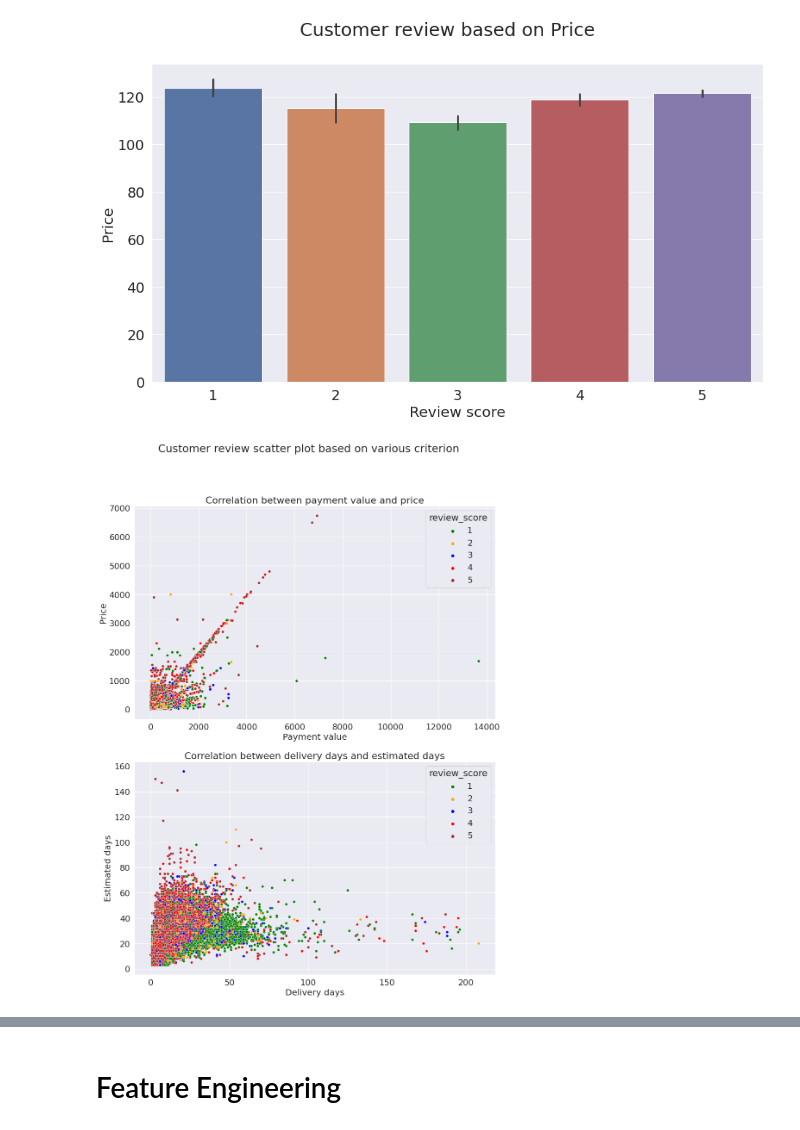
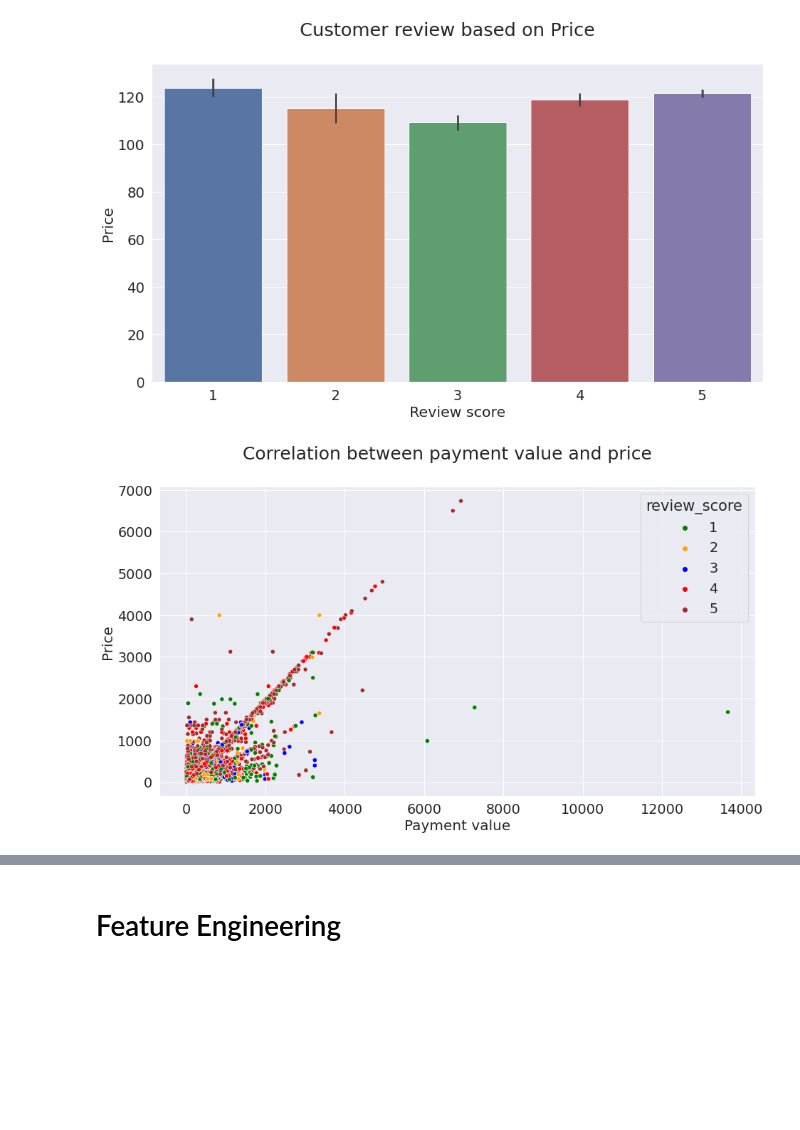
Before and after one commit to nugrahazikry/Tree-Based-Algorithms-Approach-on-Predicting-Customer-Satisfaction, a Jupyter notebook: Tree-Based Algorithms Approach on Predicting Customer Satisfaction.ipynb, the cells around one changed output, grey strips where cells are left out. Cells and saved outputs as stored; diff of their text form; code cells hidden in the pictures; blank space fills up the shorter version.

```diff
--- a/Tree-Based Algorithms Approach on Predicting Customer Satisfaction.ipynb
+++ b/Tree-Based Algorithms Approach on Predicting Customer Satisfaction.ipynb
@@ -381,28 +381,19 @@ plt.show()
 [figure]
 # %%
 #Set the scatter chart
-fig, (ax1, ax2) = plt.subplots(2, figsize = (15, 20))
+fig = plt.figure(figsize = (15,8))
+ax = plt.axes()
 sns.scatterplot(x="payment_value", y="price", hue="review_score",sizes=(40, 400),
                 palette = ["green","orange","blue","red","brown"],
-               data = df_ecommerce, ax = ax1)
-
-sns.scatterplot(x="delivery_days", y="estimated_days",
-                hue="review_score",sizes=(40, 400),
-                palette = ["green","orange","blue","red","brown"],
-                data = df_ecommerce, ax = ax2)
+               data = df_ecommerce, ax = ax)
 
 #Set the label name
-ax1.set_xlabel('Payment value', fontsize = 20)
-ax1.set_ylabel('Price', fontsize = 20)
-ax1.set_title('Correlation between payment value and price', fontsize = 22)
-
-ax2.set_xlabel('Delivery days', fontsize = 20)
-ax2.set_ylabel('Estimated days', fontsize = 20)
-ax2.set_title('Correlation between delivery days and estimated days', fontsize = 22)
+ax.set_xlabel('Payment value', fontsize = 20)
+ax.set_ylabel('Price', fontsize = 20)
 
 #Set the Suptitle
-fig.suptitle('Customer review scatter plot based on various criterion', fontsize = 25)
+fig.suptitle('Correlation between payment value and price', fontsize = 25)
 
 plt.show()
 # %% [output]
-[figure, old version]
+[figure, new version]
```
Also changed, not shown: parts of 1 cell of this notebook.
